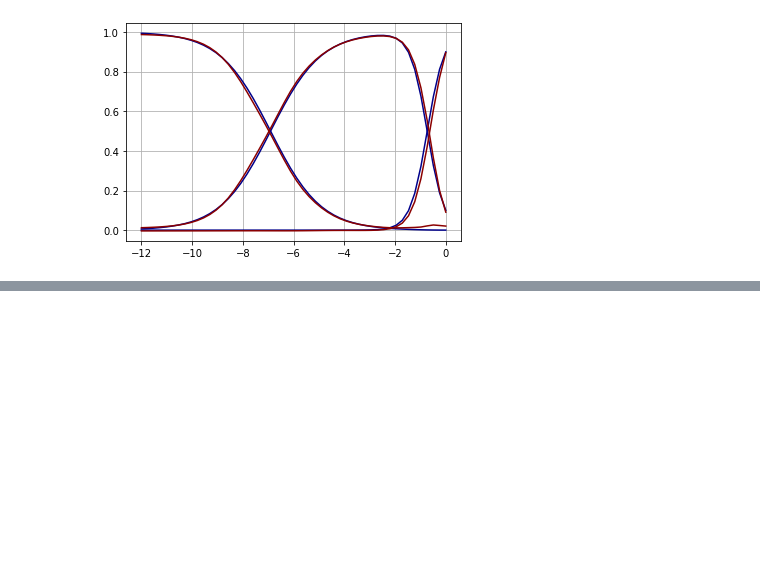
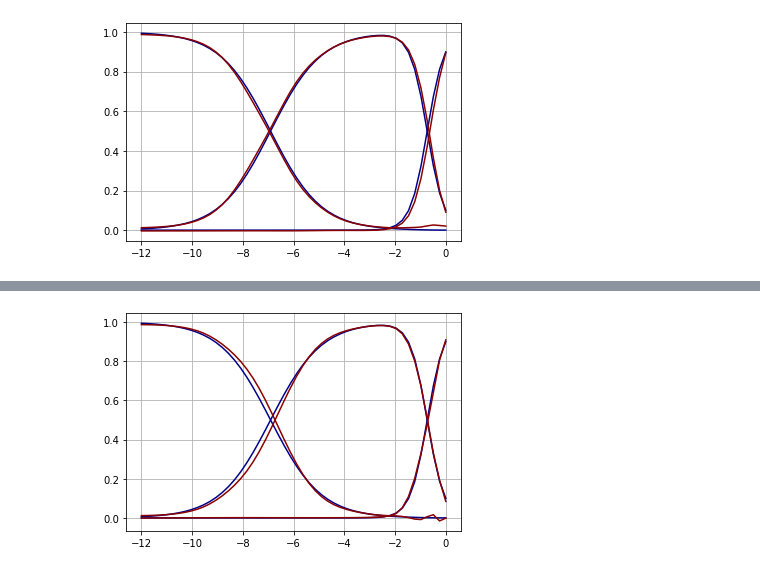
Before and after one commit to JuanDDiosRojas/NeuralNetworks, a Jupyter notebook: Entrenamiento Soluciones EDO.ipynb, the cells around one changed output, grey strips where cells are left out. Drawn from its saved outputs; the diff is of its cells as text; code cells hidden in the pictures; blank space fills up the shorter version.

```diff
--- a/Entrenamiento Soluciones EDO.ipynb
+++ b/Entrenamiento Soluciones EDO.ipynb
@@ -165,0 +273,21 @@ plt.grid()
+# %%
+Z=np.linspace(0,-12,50)
+dom=[]
+dom2=[]
+dom3=[]
+for z in Z: dom.append([z,0.1,0.0001])
+A=model.predict(dom)
+
+for z in Z: dom2.append([z,0.3,0.0001])
+B=model.predict(dom2)
+
+for z in Z: dom3.append([z,0.9,0.0001])
+C=model.predict(dom3)
+
+plt.plot(Z,EDO(Z, 0.1,0.0001),color='darkblue')
+plt.plot(Z,A,color='darkred')
+#plt.plot(Z,B,color='darkblue')
+#plt.plot(Z,C,color='darkgreen')
+plt.grid()
+# %% [output]
+[figure, added]
```
Also changed, not shown: parts of 9 cells of this notebook.
